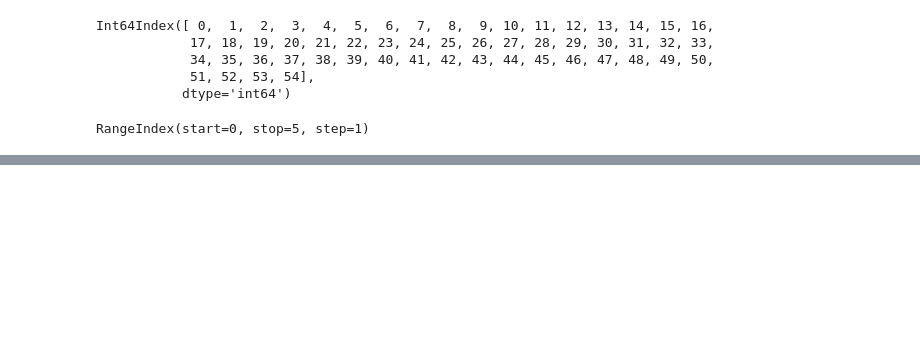
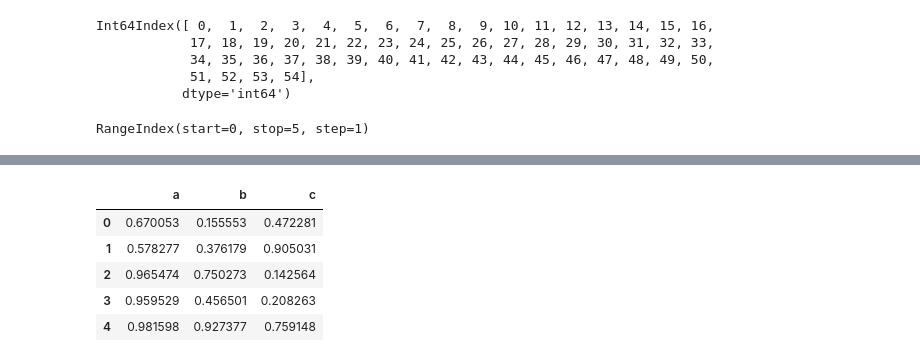
Before and after one commit to Kushal-Chandar/statistics-student-performance-analysis, a Jupyter notebook: pandas.ipynb, the cells around one changed output, grey strips where cells are left out. Drawn from its saved outputs; the diff is of its cells as text; code cells hidden in the pictures; blank space fills up the shorter version.

```diff
--- a/pandas.ipynb
+++ b/pandas.ipynb
@@ -360,0 +442,11 @@ dataframe.loc[(dataframe["a"] < 0.3) & (dataframe["c"] < 0.3), ["a", "c"]]
+# %%
+dataframe.dropna(inplace=True)
+dataframe.reset_index(drop=True, inplace=True)
+dataframe.head()
+# %% [output]
+|  | a | b | c |
+| 0 | 0.670053 | 0.155553 | 0.472281 |
+| 1 | 0.578277 | 0.376179 | 0.905031 |
+| 2 | 0.965474 | 0.750273 | 0.142564 |
+| 3 | 0.959529 | 0.456501 | 0.208263 |
+| 4 | 0.981598 | 0.927377 | 0.759148 |
```
Also changed, not shown: parts of 26 cells of this notebook.
